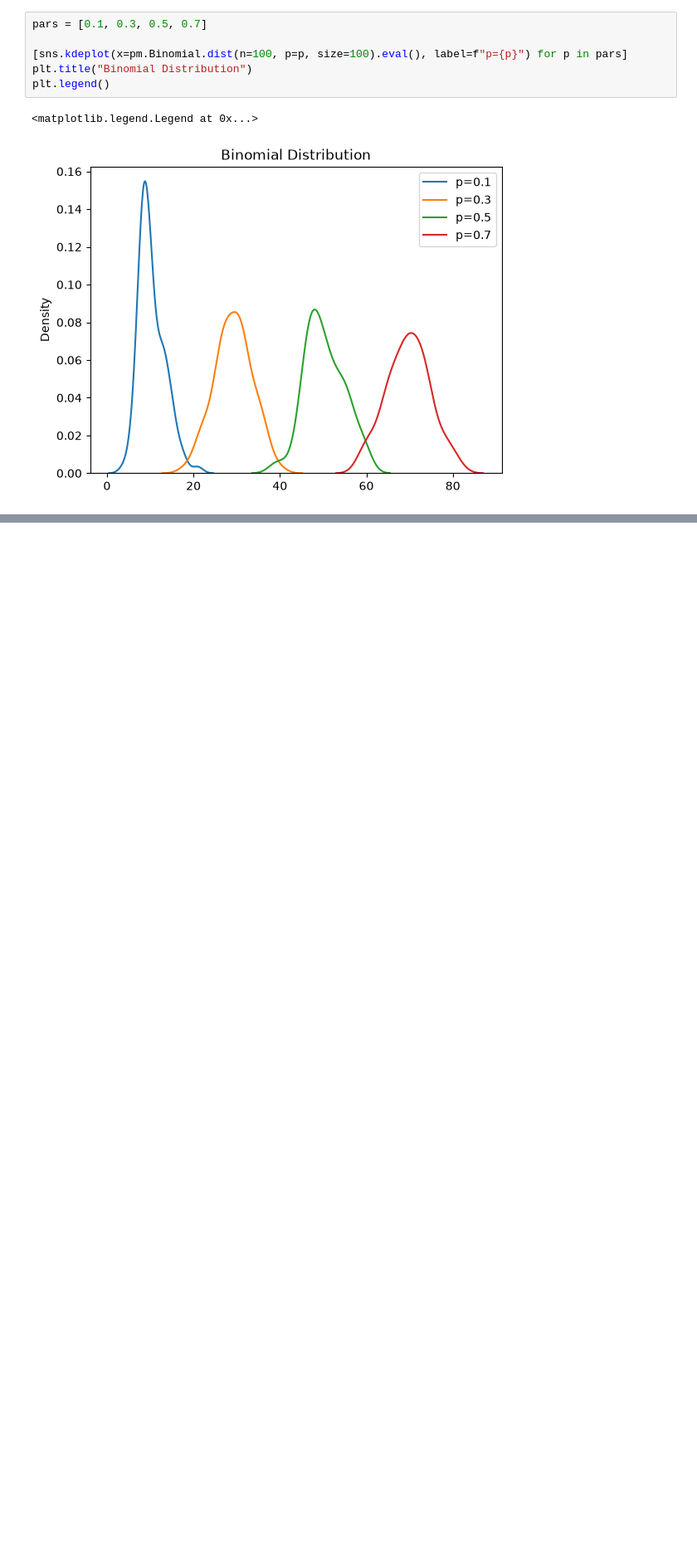
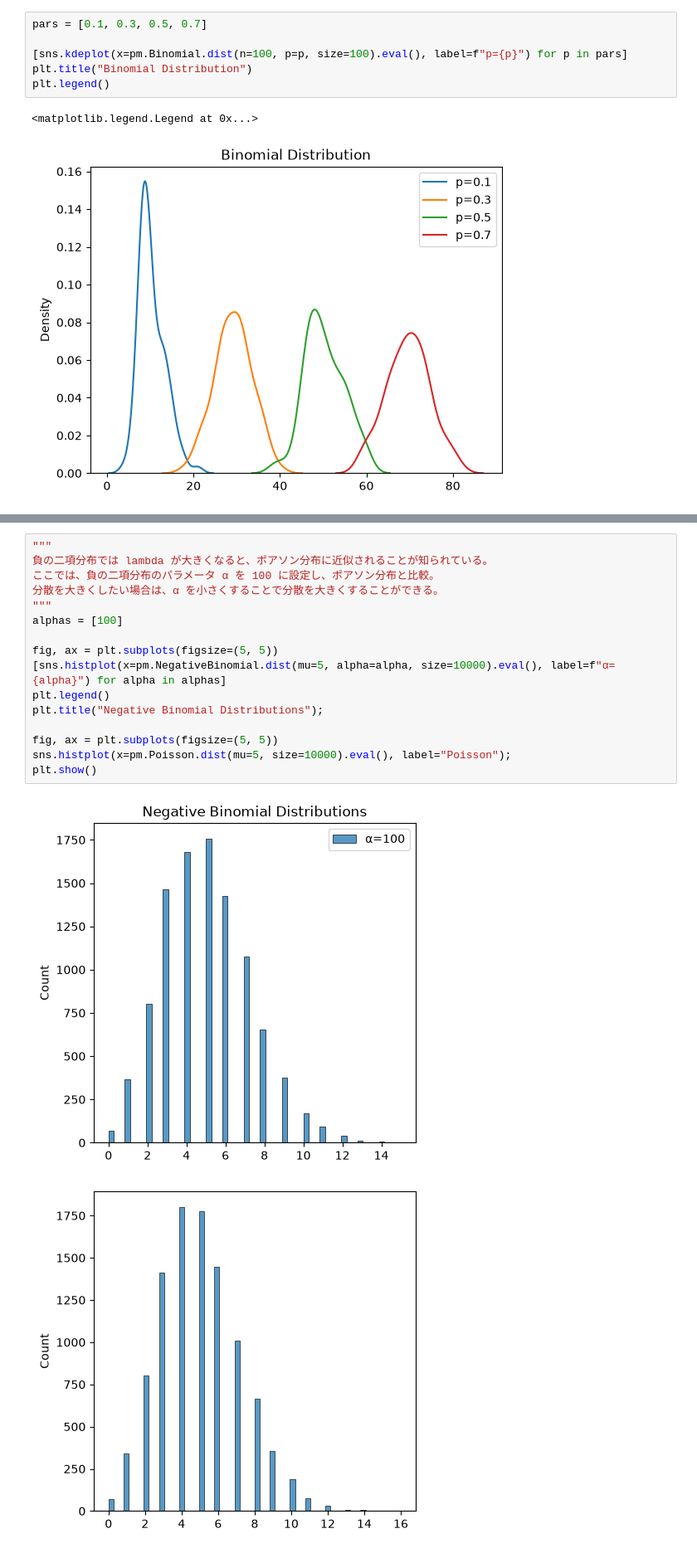
Before and after one commit to kzappmusi9/dist_python, a Jupyter notebook: notebooks/dist_python.ipynb, the cells around one changed output, grey strips where cells are left out. Shown at 83% size. Saved outputs shown, nothing was run; the diff lists cells and outputs as text; blank space fills up the shorter version.

```diff
--- a/notebooks/dist_python.ipynb
+++ b/notebooks/dist_python.ipynb
@@ -80,0 +84,19 @@ https://www.pymc.io/projects/docs/en/stable/api/distributions/generated/pymc.Neg
+# %%
+"""
+負の二項分布では lambda が大きくなると、ポアソン分布に近似されることが知られている。
+ここでは、負の二項分布のパラメータ α を 100 に設定し、ポアソン分布と比較。
+分散を大きくしたい場合は、α を小さくすることで分散を大きくすることができる。
+"""
+alphas = [100]
+
+fig, ax = plt.subplots(figsize=(5, 5))
+[sns.histplot(x=pm.NegativeBinomial.dist(mu=5, alpha=alpha, size=10000).eval(), label=f"α={alpha}") for alpha in alphas]
+plt.legend()
+plt.title("Negative Binomial Distributions");
+
+fig, ax = plt.subplots(figsize=(5, 5))
+sns.histplot(x=pm.Poisson.dist(mu=5, size=10000).eval(), label="Poisson");
+plt.show()
+# %% [output]
+[figure, added]
+[figure, added]
```
Also changed, not shown: parts of 11 cells of this notebook.
